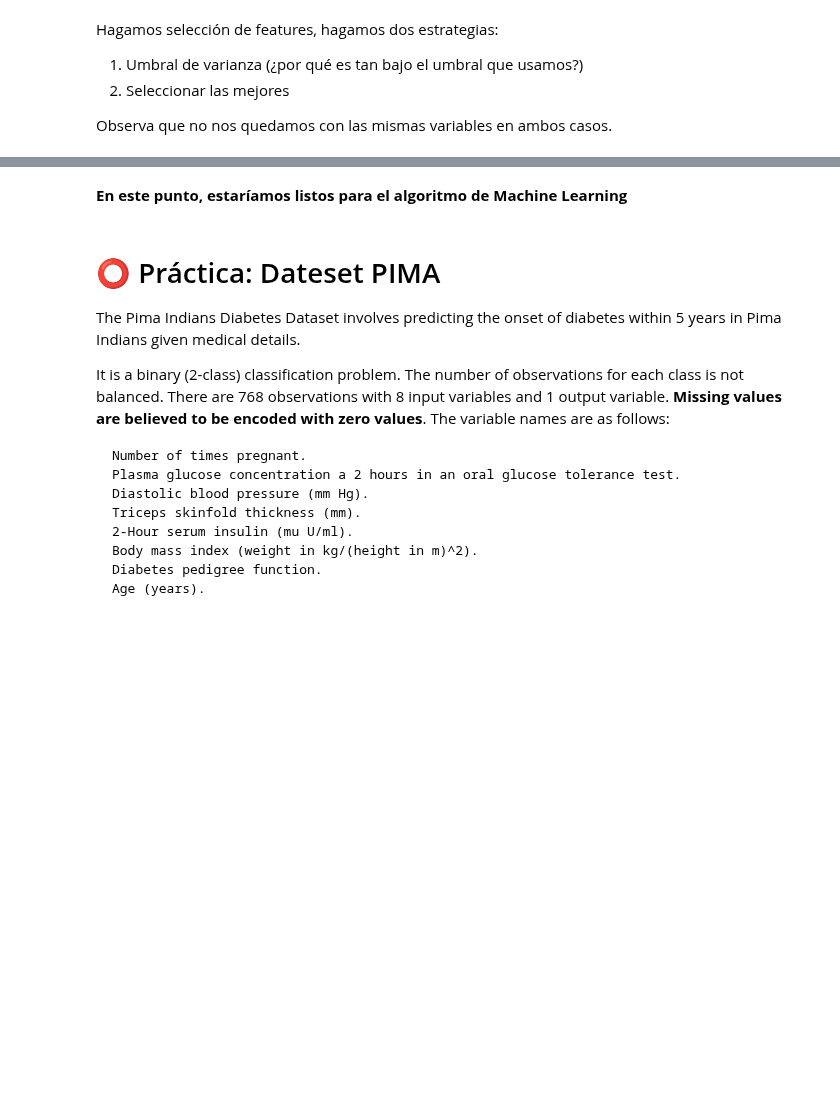
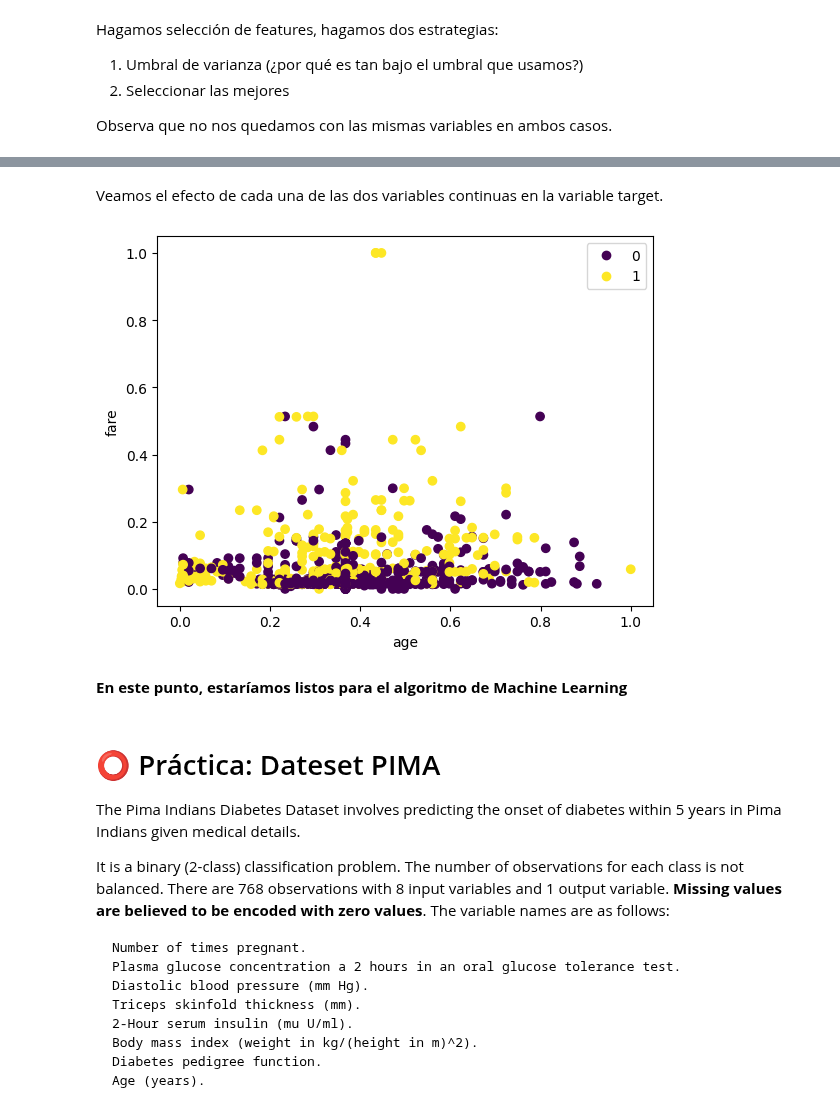
Before and after one commit to DCDPUAEM/DCDP, a Jupyter notebook: 03 Machine Learning/notebooks/01-Preprocesamiento.ipynb, the cells around one changed output, grey strips where cells are left out. Saved outputs shown, nothing was run; the diff lists cells and outputs as text; code cells hidden in the pictures; blank space fills up the shorter version.

```diff
--- a/03 Machine Learning/notebooks/01-Preprocesamiento.ipynb
+++ b/03 Machine Learning/notebooks/01-Preprocesamiento.ipynb
@@ -908,3 +961,14 @@ Features que conservaremos: ['fare']
+# %% [markdown]
+Veamos el efecto de cada una de las dos variables continuas en la variable target.
+# %%
+plt.figure()
+scatter = plt.scatter(df['age'],df['fare'],c=df['survived'])
+plt.xlabel('age')
+plt.ylabel('fare')
+plt.legend(*scatter.legend_elements())
+plt.show()
+# %% [output]
+[figure, added]
 # %% [markdown]
 **En este punto, estaríamos listos para el algoritmo de Machine Learning**
 # %% [markdown]
```
Also changed, not shown: parts of 13 cells of this notebook.
